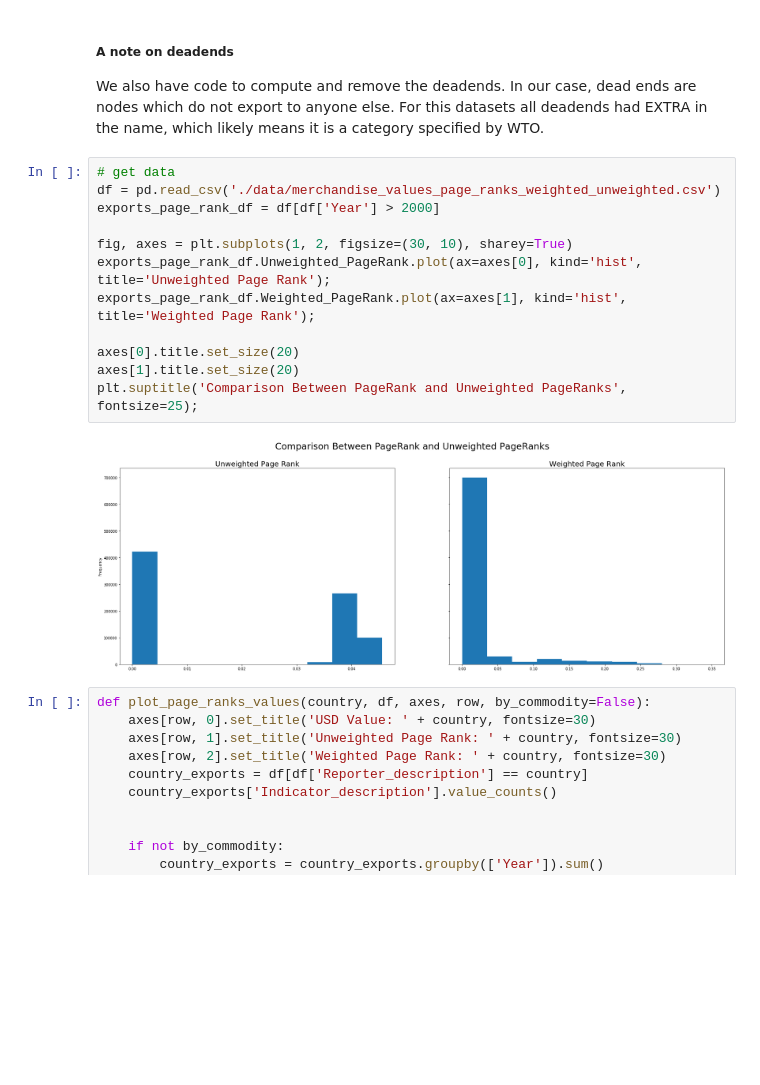
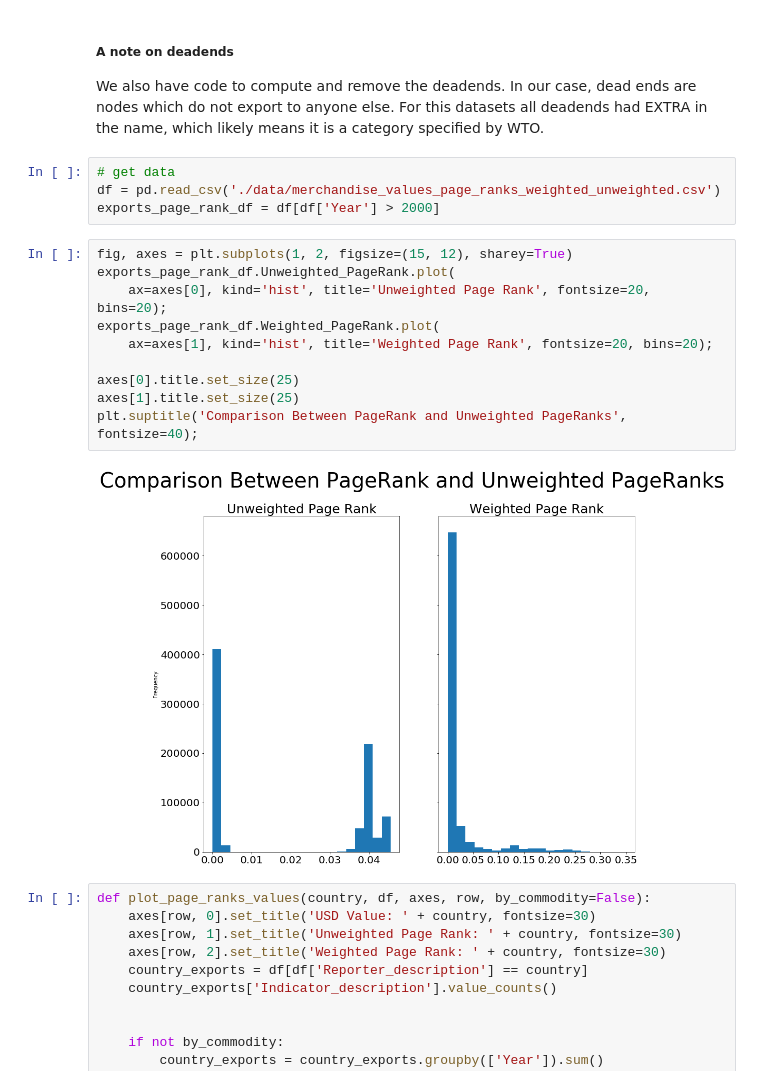
Before and after one commit to gbaasch/data_mining, a Jupyter notebook: eda.ipynb, the cells around one changed output. Drawn from its saved outputs; the diff is of its cells as text; blank space fills up the shorter version.

```diff
--- a/eda.ipynb
+++ b/eda.ipynb
@@ -150,20 +150,22 @@ We wrote code so that the page ranks could be viewed in a few different ways. We
 ##### A note on deadends
 
 We also have code to compute and remove the deadends. In our case, dead ends are nodes which do not export to anyone else. For this datasets all deadends had EXTRA in the name, which likely means it is a category specified by WTO.
+# %%
+# get data
+df = pd.read_csv('./data/merchandise_values_page_ranks_weighted_unweighted.csv')
+exports_page_rank_df = df[df['Year'] > 2000]
 # %%
-# get data
-df = pd.read_csv('./data/merchandise_values_page_ranks_weighted_unweighted.csv')
-exports_page_rank_df = df[df['Year'] > 2000]
+fig, axes = plt.subplots(1, 2, figsize=(15, 12), sharey=True)
+exports_page_rank_df.Unweighted_PageRank.plot(
+    ax=axes[0], kind='hist', title='Unweighted Page Rank', fontsize=20, bins=20);
+exports_page_rank_df.Weighted_PageRank.plot(
+    ax=axes[1], kind='hist', title='Weighted Page Rank', fontsize=20, bins=20);
 
-fig, axes = plt.subplots(1, 2, figsize=(30, 10), sharey=True)
-exports_page_rank_df.Unweighted_PageRank.plot(ax=axes[0], kind='hist', title='Unweighted Page Rank');
-exports_page_rank_df.Weighted_PageRank.plot(ax=axes[1], kind='hist', title='Weighted Page Rank');
-
-axes[0].title.set_size(20)
-axes[1].title.set_size(20)
-plt.suptitle('Comparison Between PageRank and Unweighted PageRanks', fontsize=25);
+axes[0].title.set_size(25)
+axes[1].title.set_size(25)
+plt.suptitle('Comparison Between PageRank and Unweighted PageRanks', fontsize=40);
 # %% [output]
-[figure, old version]
+[figure, new version]
 # %%
 def plot_page_ranks_values(country, df, axes, row, by_commodity=False):
     axes[row, 0].set_title('USD Value: ' + country, fontsize=30)
```
Also changed, not shown: parts of 3 cells of this notebook, 9 other files.
